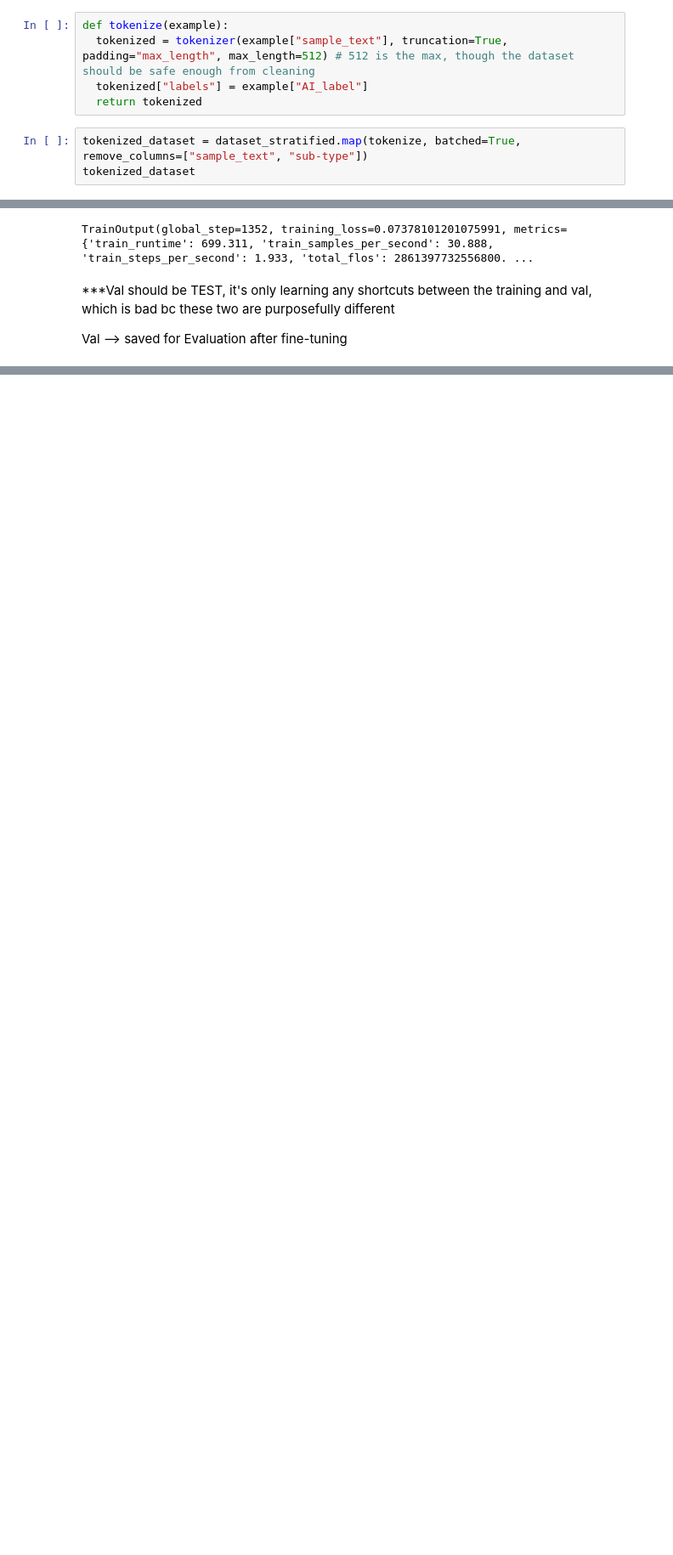
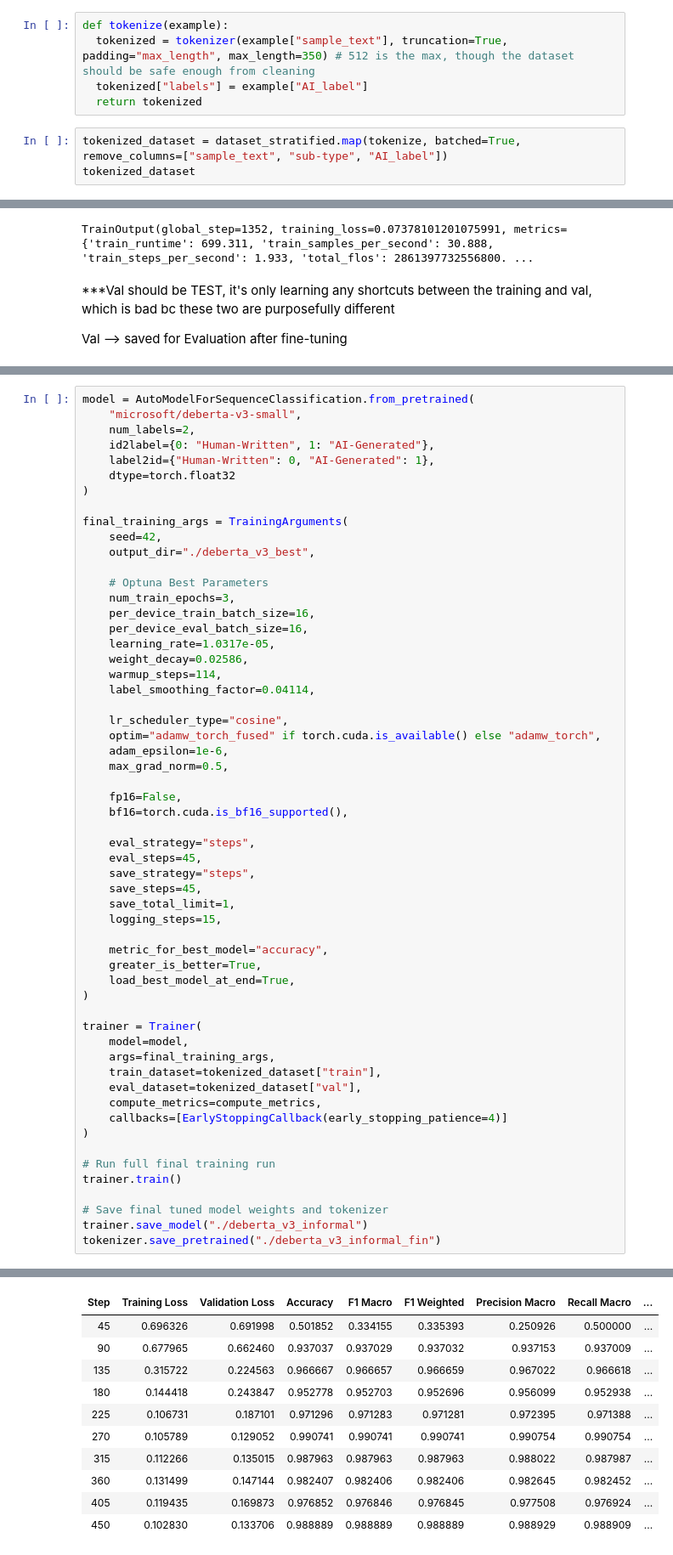
Before and after one commit to 4cekay/B101-Group2-NLP-Project, a Jupyter notebook: DetectorModel.ipynb, the cells around one changed output, grey strips where cells are left out. Shown at 85% size. Drawn from its saved outputs; the diff is of its cells as text; blank space fills up the shorter version.

```diff
--- a/DetectorModel.ipynb
+++ b/DetectorModel.ipynb
@@ -187,11 +195,11 @@ DebertaV2Tokenizer(name_or_path='microsoft/deberta-v3-small', vocab_size=128000,
 **Note: **DeBERTa V3 uses SentencePiece tokenization instead of Standard BPE and Unigram, which tokenizes raw characters (rather than getting treated like a boundary to help create words) >>> token count != word count.
 # %%
 def tokenize(example):
-  tokenized = tokenizer(example["sample_text"], truncation=True, padding="max_length", max_length=512) # 512 is the max, though the dataset should be safe enough from cleaning
+  tokenized = tokenizer(example["sample_text"], truncation=True, padding="max_length", max_length=350) # 512 is the max, though the dataset should be safe enough from cleaning
   tokenized["labels"] = example["AI_label"]
   return tokenized
 # %%
-tokenized_dataset = dataset_stratified.map(tokenize, batched=True, remove_columns=["sample_text", "sub-type"])
+tokenized_dataset = dataset_stratified.map(tokenize, batched=True, remove_columns=["sample_text", "sub-type", "AI_label"])
 tokenized_dataset
 # %% [output]
 DatasetDict({
@@ -362,0 +410,58 @@ Val --> saved for Evaluation after fine-tuning
+# %%
+model = AutoModelForSequenceClassification.from_pretrained(
+    "microsoft/deberta-v3-small",
+    num_labels=2,
+    id2label={0: "Human-Written", 1: "AI-Generated"},
+    label2id={"Human-Written": 0, "AI-Generated": 1},
+    dtype=torch.float32
+)
+
+final_training_args = TrainingArguments(
+    seed=42,
+    output_dir="./deberta_v3_best",
+
+    # Optuna Best Parameters
+    num_train_epochs=3,
+    per_device_train_batch_size=16,
+    per_device_eval_batch_size=16,
+    learning_rate=1.0317e-05,
+    weight_decay=0.02586,
+    warmup_steps=114,
+    label_smoothing_factor=0.04114,
+
+    lr_scheduler_type="cosine",
+    optim="adamw_torch_fused" if torch.cuda.is_available() else "adamw_torch",
+    adam_epsilon=1e-6,
+    max_grad_norm=0.5,
+
+    fp16=False,
+    bf16=torch.cuda.is_bf16_supported(),
+
+    eval_strategy="steps",
+    eval_steps=45,
+    save_strategy="steps",
+    save_steps=45,
+    save_total_limit=1,
+    logging_steps=15,
+
+    metric_for_best_model="accuracy",
+    greater_is_better=True,
+    load_best_model_at_end=True,
+)
+
+trainer = Trainer(
+    model=model,
+    args=final_training_args,
+    train_dataset=tokenized_dataset["train"],
+    eval_dataset=tokenized_dataset["val"],
+    compute_metrics=compute_metrics,
+    callbacks=[EarlyStoppingCallback(early_stopping_patience=4)]
+)
+
+# Run full final training run
+trainer.train()
+
+# Save final tuned model weights and tokenizer
+trainer.save_model("./deberta_v3_informal")
+tokenizer.save_pretrained("./deberta_v3_informal_fin")
+# %% [output]
@@ -362,0 +486,11 @@ Val --> saved for Evaluation after fine-tuning
+| Step | Training Loss | Validation Loss | Accuracy | F1 Macro | F1 Weighted | Precision Macro | Recall Macro | ... |
+| 45 | 0.696326 | 0.691998 | 0.501852 | 0.334155 | 0.335393 | 0.250926 | 0.500000 | ... |
+| 90 | 0.677965 | 0.662460 | 0.937037 | 0.937029 | 0.937032 | 0.937153 | 0.937009 | ... |
+| 135 | 0.315722 | 0.224563 | 0.966667 | 0.966657 | 0.966659 | 0.967022 | 0.966618 | ... |
+| 180 | 0.144418 | 0.243847 | 0.952778 | 0.952703 | 0.952696 | 0.956099 | 0.952938 | ... |
+| 225 | 0.106731 | 0.187101 | 0.971296 | 0.971283 | 0.971281 | 0.972395 | 0.971388 | ... |
+| 270 | 0.105789 | 0.129052 | 0.990741 | 0.990741 | 0.990741 | 0.990754 | 0.990754 | ... |
+| 315 | 0.112266 | 0.135015 | 0.987963 | 0.987963 | 0.987963 | 0.988022 | 0.987987 | ... |
+| 360 | 0.131499 | 0.147144 | 0.982407 | 0.982406 | 0.982406 | 0.982645 | 0.982452 | ... |
+| 405 | 0.119435 | 0.169873 | 0.976852 | 0.976846 | 0.976845 | 0.977508 | 0.976924 | ... |
+| 450 | 0.102830 | 0.133706 | 0.988889 | 0.988889 | 0.988889 | 0.988929 | 0.988909 | ... |
```
Also changed, not shown: parts of 14 cells of this notebook.
